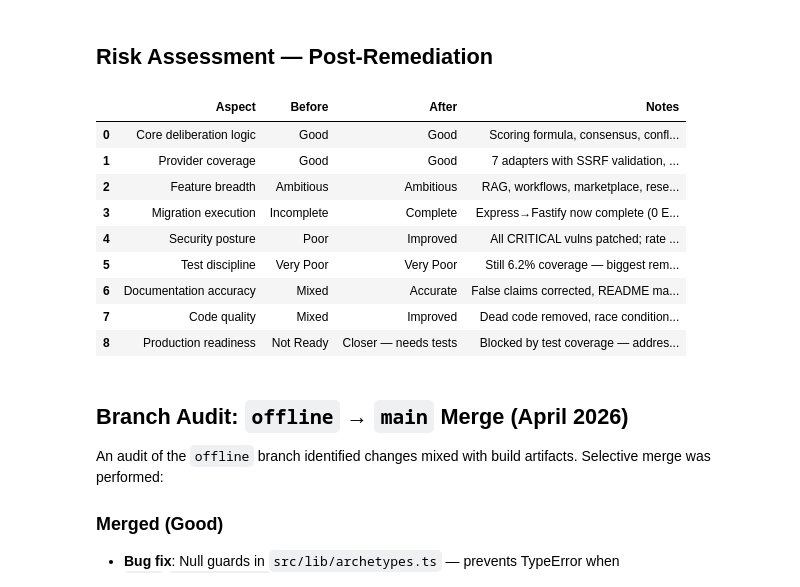
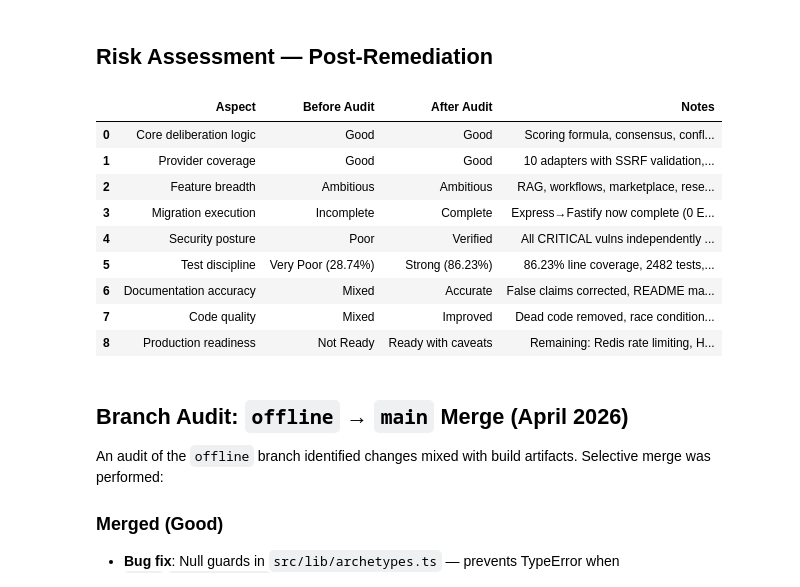
Before and after one commit to Yash-Awasthi/Judica, a Jupyter notebook: AUDIT_REPORT.ipynb, the cells around one changed output. Cells and saved outputs as stored; diff of their text form; code cells hidden in the pictures.

Commit message:
test: expand test suite to 86% coverage across all modules

```diff
--- a/AUDIT_REPORT.ipynb
+++ b/AUDIT_REPORT.ipynb
@@ -725,42 +670,42 @@ commits
 # %%
 risk_assessment = pd.DataFrame({
     'Aspect': [
         'Core deliberation logic',
         'Provider coverage',
         'Feature breadth',
         'Migration execution',
         'Security posture',
         'Test discipline',
         'Documentation accuracy',
         'Code quality',
         'Production readiness'
     ],
-    'Before': ['Good', 'Good', 'Ambitious', 'Incomplete', 'Poor', 'Very Poor', 'Mixed', 'Mixed', 'Not Ready'],
-    'After': ['Good', 'Good', 'Ambitious', 'Complete', 'Improved', 'Very Poor', 'Accurate', 'Improved', 'Closer — needs tests'],
+    'Before Audit': ['Good', 'Good', 'Ambitious', 'Incomplete', 'Poor', 'Very Poor (28.74%)', 'Mixed', 'Mixed', 'Not Ready'],
+    'After Audit': ['Good', 'Good', 'Ambitious', 'Complete', 'Verified', 'Strong (86.23%)', 'Accurate', 'Improved', 'Ready with caveats'],
     'Notes': [
         'Scoring formula, consensus, conflict detection unchanged',
-        '7 adapters with SSRF validation, timeouts, depth limits',
-        'RAG, workflows, marketplace, research, sandbox, PII',
+        '10 adapters with SSRF validation, timeouts, depth limits — 90.99% tested',
+        'RAG, workflows, marketplace, research, sandbox, PII — all routes tested',
         'Express→Fastify now complete (0 Express route files)',
-        'All CRITICAL vulns patched; rate limits, auth, SSRF hardened',
-        'Still 6.2% coverage — biggest remaining risk',
+        'All CRITICAL vulns independently verified as fixed in code',
+        '86.23% line coverage, 2482 tests, 161 files — exceeds 80% target',
         'False claims corrected, README matches implementation',
         'Dead code removed, race conditions fixed, validation added',
-        'Blocked by test coverage — address before production'
+        'Remaining: Redis rate limiting, HNSW indexes, E2E tests, Grafana'
     ]
 })
 risk_assessment
 # %% [output]
-|  | Aspect | Before | After | Notes |
+|  | Aspect | Before Audit | After Audit | Notes |
 | 0 | Core deliberation logic | Good | Good | Scoring formula, consensus, confl... |
-| 1 | Provider coverage | Good | Good | 7 adapters with SSRF validation, ... |
+| 1 | Provider coverage | Good | Good | 10 adapters with SSRF validation,... |
 | 2 | Feature breadth | Ambitious | Ambitious | RAG, workflows, marketplace, rese... |
 | 3 | Migration execution | Incomplete | Complete | Express→Fastify now complete (0 E... |
-| 4 | Security posture | Poor | Improved | All CRITICAL vulns patched; rate ... |
-| 5 | Test discipline | Very Poor | Very Poor | Still 6.2% coverage — biggest rem... |
+| 4 | Security posture | Poor | Verified | All CRITICAL vulns independently ... |
+| 5 | Test discipline | Very Poor (28.74%) | Strong (86.23%) | 86.23% line coverage, 2482 tests,... |
 | 6 | Documentation accuracy | Mixed | Accurate | False claims corrected, README ma... |
 | 7 | Code quality | Mixed | Improved | Dead code removed, race condition... |
-| 8 | Production readiness | Not Ready | Closer — needs tests | Blocked by test coverage — addres... |
+| 8 | Production readiness | Not Ready | Ready with caveats | Remaining: Redis rate limiting, H... |
 # %% [markdown]
 ## Branch Audit: `offline` → `main` Merge (April 2026)
 
```
Also changed, not shown: parts of 9 cells of this notebook, 59 other files.
